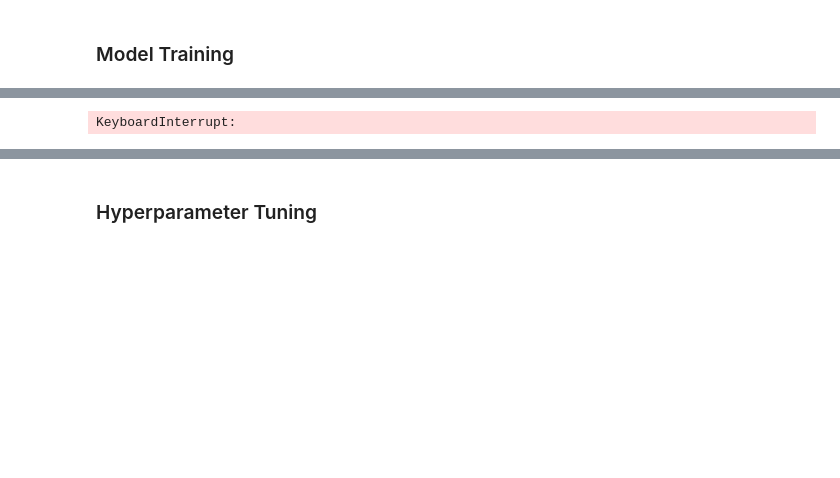
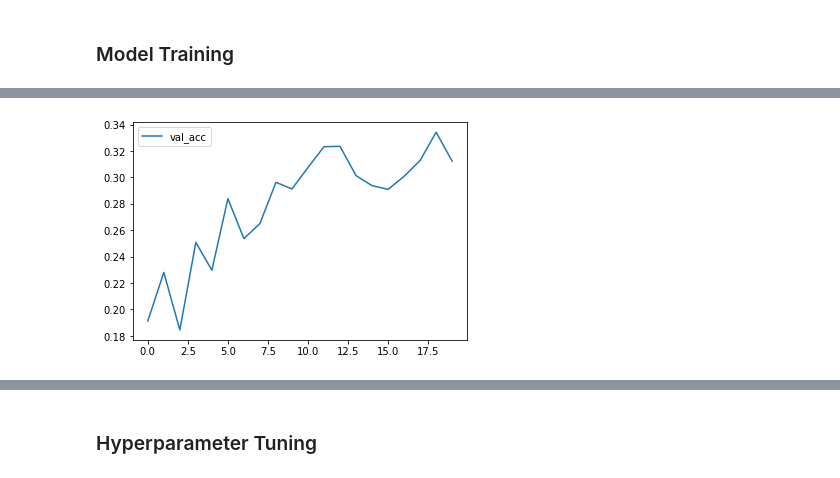
Before and after one commit to rish-16/cs4243-project, a Jupyter notebook: refactoring.ipynb, the cells around one changed output, grey strips where cells are left out. Drawn from its saved outputs; the diff is of its cells as text; code cells hidden in the pictures; blank space fills up the shorter version.

```diff
--- a/refactoring.ipynb
+++ b/refactoring.ipynb
@@ -132,6 +162,7 @@ model = CNN(n_channels=1, dropout=0.2)
 trainer = Trainer(model, trainset, valset, epochs=20, bs=128)
 history = trainer.train(verbose=True)
 trainer.plot()
+trainer.save("cnn-doodle")
 # %% [output]
 Loaded dataset at 'dataset/quickdraw/quickdraw.npy'.
 Loaded dataset at 'dataset/sketchy/sketchy_doodle.npy'.
@@ -153,4 +184,4 @@ Epoch: 22 | Train Loss: 0.014 | Train Acc: 0.997 | Val Loss: 3.899 | Val Acc: 0.
-KeyboardInterrupt:
+[figure, added]
 # %%
 from model_training import *
 
```
Also changed, not shown: parts of 6 cells of this notebook, 30 other files.
